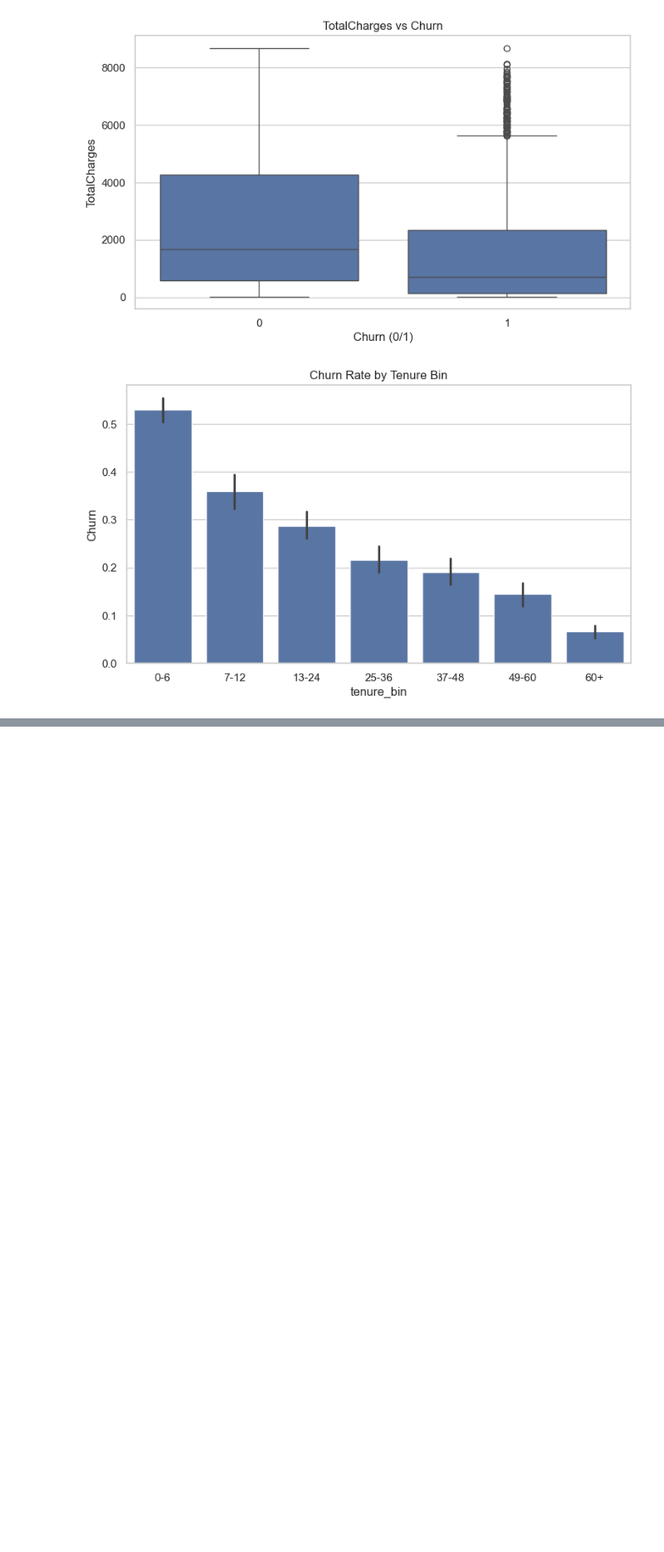
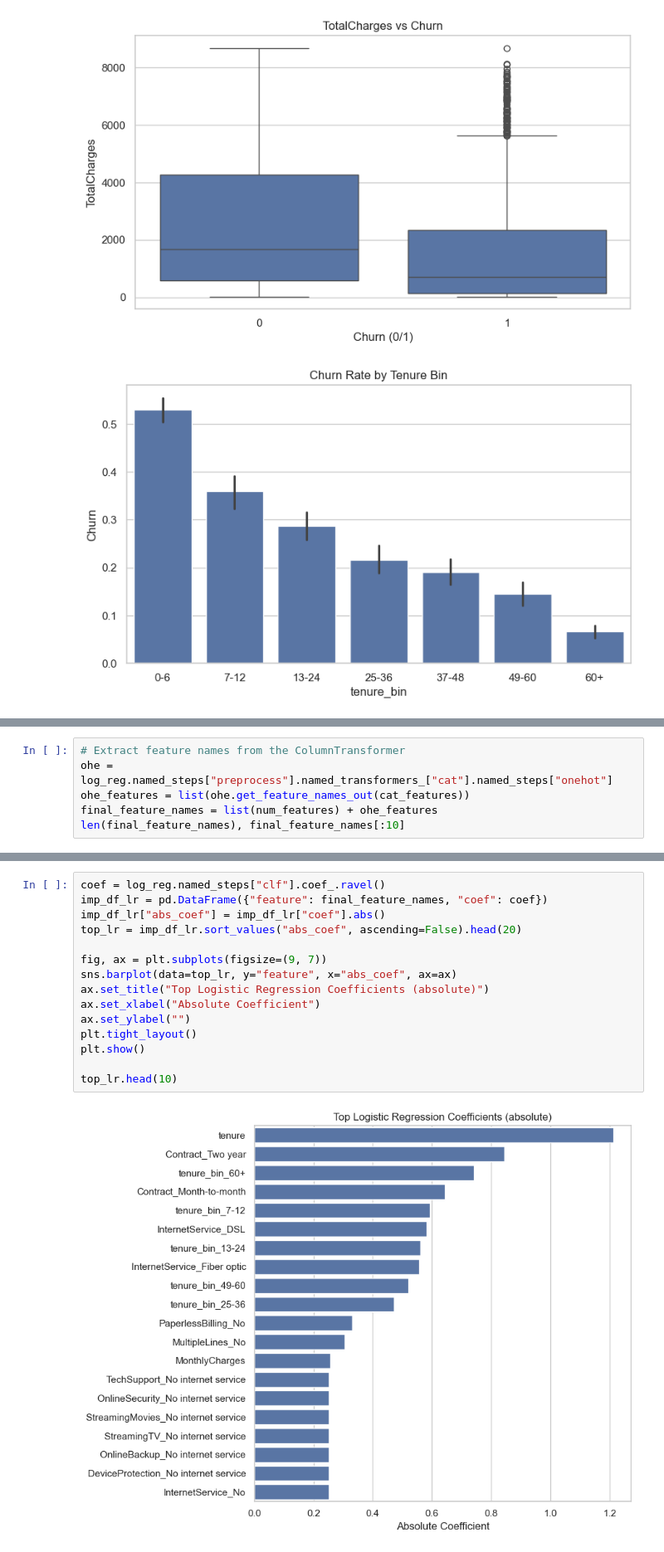
Before and after one commit to dhwanil1907/customer-churn, a Jupyter notebook: notebooks/cc.ipynb, the cells around one changed output, grey strips where cells are left out. Shown at 83% size. Drawn from its saved outputs; the diff is of its cells as text; blank space fills up the shorter version.

```diff
--- a/notebooks/cc.ipynb
+++ b/notebooks/cc.ipynb
@@ -215,0 +385,6 @@ if "tenure_bin" in df.columns:
+# %%
+# Extract feature names from the ColumnTransformer
+ohe = log_reg.named_steps["preprocess"].named_transformers_["cat"].named_steps["onehot"]
+ohe_features = list(ohe.get_feature_names_out(cat_features))
+final_feature_names = list(num_features) + ohe_features
+len(final_feature_names), final_feature_names[:10]
@@ -215,0 +403,17 @@ if "tenure_bin" in df.columns:
+# %%
+coef = log_reg.named_steps["clf"].coef_.ravel()
+imp_df_lr = pd.DataFrame({"feature": final_feature_names, "coef": coef})
+imp_df_lr["abs_coef"] = imp_df_lr["coef"].abs()
+top_lr = imp_df_lr.sort_values("abs_coef", ascending=False).head(20)
+
+fig, ax = plt.subplots(figsize=(9, 7))
+sns.barplot(data=top_lr, y="feature", x="abs_coef", ax=ax)
+ax.set_title("Top Logistic Regression Coefficients (absolute)")
+ax.set_xlabel("Absolute Coefficient")
+ax.set_ylabel("")
+plt.tight_layout()
+plt.show()
+
+top_lr.head(10)
+# %% [output]
+[figure, added]
```
Also changed, not shown: parts of 13 cells of this notebook.
